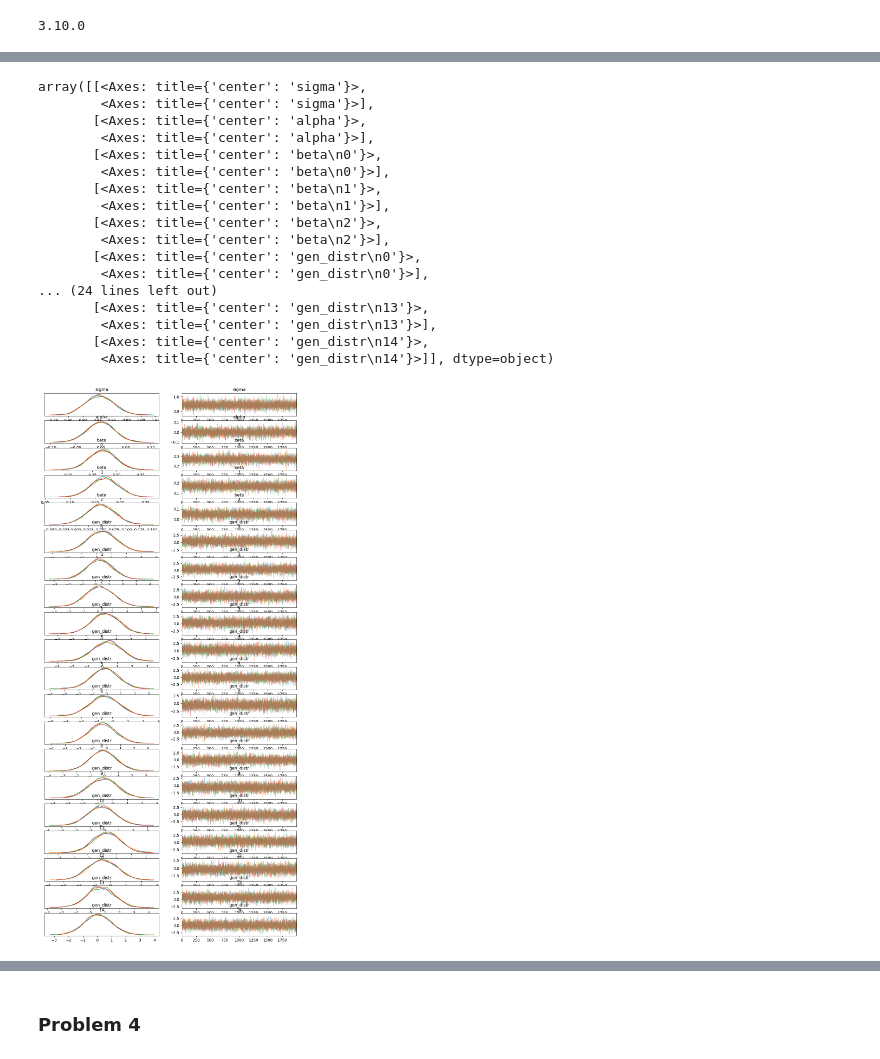
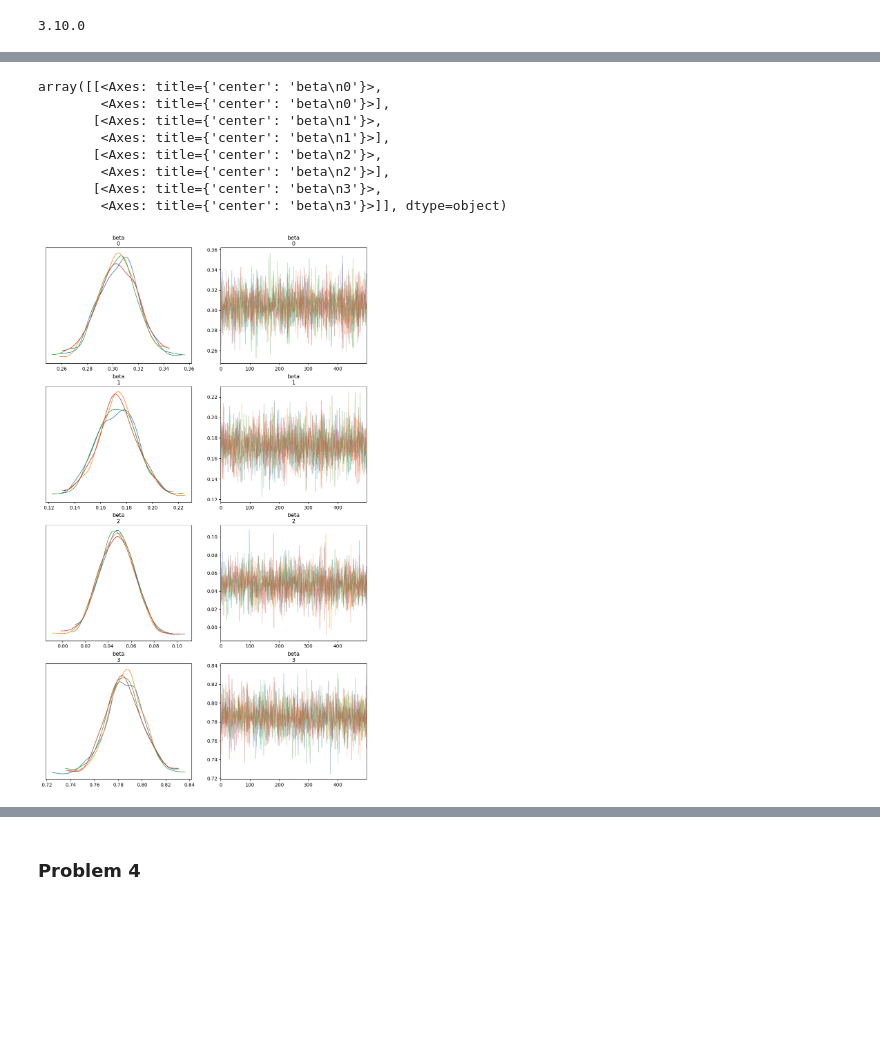
Before and after one commit to NightHydra/CognitiveModelingHomework, a Jupyter notebook: Homeworks/HW4/hw_4_problem3.ipynb, the cells around one changed output, grey strips where cells are left out. Saved outputs shown, nothing was run; the diff lists cells and outputs as text; code cells hidden in the pictures; blank space fills up the shorter version.

```diff
--- a/Homeworks/HW4/hw_4_problem3.ipynb
+++ b/Homeworks/HW4/hw_4_problem3.ipynb
@@ -65,22 +67,25 @@ insurance_data = pd.read_csv("insurance.csv")
 
 insurance_data = insurance_data.sample(frac=1).reset_index(drop=True)
 
-key_param_df = insurance_data[['age', 'bmi', 'children']].astype(np.float64)
+
+insurance_data['smoker'] = insurance_data['smoker'] == "yes"
+
+key_param_df = insurance_data[['age', 'bmi', 'children', 'smoker']].astype(np.float64)
 
 parameter_vals = key_param_df.values
-charges_vals = insurance_data["charges"].values
+charges_vals = insurance_data["charges"].astype(np.float64).values
 
 num_rows = parameter_vals.shape[0]
 
 #Split data
 split_proportion = 0.1
-split_row = int(num_rows * split_proportion)
+split_row = int(num_rows * (1-split_proportion))
 
-training_data_params = parameter_vals[split_row:, :]
-testing_data_params = parameter_vals[:split_row, :]
+training_data_params = parameter_vals[:split_row, :]
+testing_data_params = parameter_vals[split_row:, :]
 
-training_data_charges = charges_vals[split_row:]
-testing_data_charges = charges_vals[:split_row]
+training_data_charges = charges_vals[:split_row]
+testing_data_charges = charges_vals[split_row:]
 
 #Normalize data
 training_data_params = (training_data_params - np.mean(training_data_params, axis=0)) / np.std(training_data_params, axis=0)
@@ -89,6 +94,8 @@ testing_data_params = (testing_data_params - np.mean(testing_data_params, axis=0
 training_data_charges = (training_data_charges - np.mean(training_data_charges)) / np.std(training_data_charges)
 testing_data_charges = (testing_data_charges - np.mean(testing_data_charges)) / np.std(testing_data_charges)
 
+print (training_data_params)
+
 #Verify shapes
 print(f"Shape of Total Data Set: {charges_vals.shape}")
 print(f"Split Row: {split_row}")
@@ -116,4 +136,4 @@ Building: found in cache, done.
 # %%
-fit = model.sample(num_chains=4, num_samples=10000, num_warmup=1000)
+fit = model.sample(num_chains=4, num_samples=500, num_warmup=50)
 # %% [output]
 Sampling:   0%
@@ -152,24 +172,18 @@ az.summary(fit)
 # %%
-az.plot_trace(fit, compact=False, figsize=(12, 26))
+# Plot anything all beta values
+columns_to_plot_trace_of = ['beta']
+
+az.plot_trace(fit, var_names=columns_to_plot_trace_of, filter_vars='like', compact=False, figsize=(12, 20))
 # %% [output]
-array([[<Axes: title={'center': 'sigma'}>,
-        <Axes: title={'center': 'sigma'}>],
-       [<Axes: title={'center': 'alpha'}>,
-        <Axes: title={'center': 'alpha'}>],
-       [<Axes: title={'center': 'beta\n0'}>,
+array([[<Axes: title={'center': 'beta\n0'}>,
         <Axes: title={'center': 'beta\n0'}>],
        [<Axes: title={'center': 'beta\n1'}>,
         <Axes: title={'center': 'beta\n1'}>],
        [<Axes: title={'center': 'beta\n2'}>,
         <Axes: title={'center': 'beta\n2'}>],
-       [<Axes: title={'center': 'gen_distr\n0'}>,
-        <Axes: title={'center': 'gen_distr\n0'}>],
-... (24 lines left out)
-       [<Axes: title={'center': 'gen_distr\n13'}>,
-        <Axes: title={'center': 'gen_distr\n13'}>],
-       [<Axes: title={'center': 'gen_distr\n14'}>,
-        <Axes: title={'center': 'gen_distr\n14'}>]], dtype=object)
+       [<Axes: title={'center': 'beta\n3'}>,
+        <Axes: title={'center': 'beta\n3'}>]], dtype=object)
-[figure, old version]
+[figure, new version]
 # %%
 results_frame = fit.to_frame()
 
```
Also changed, not shown: parts of 7 cells of this notebook, 2 other files.
